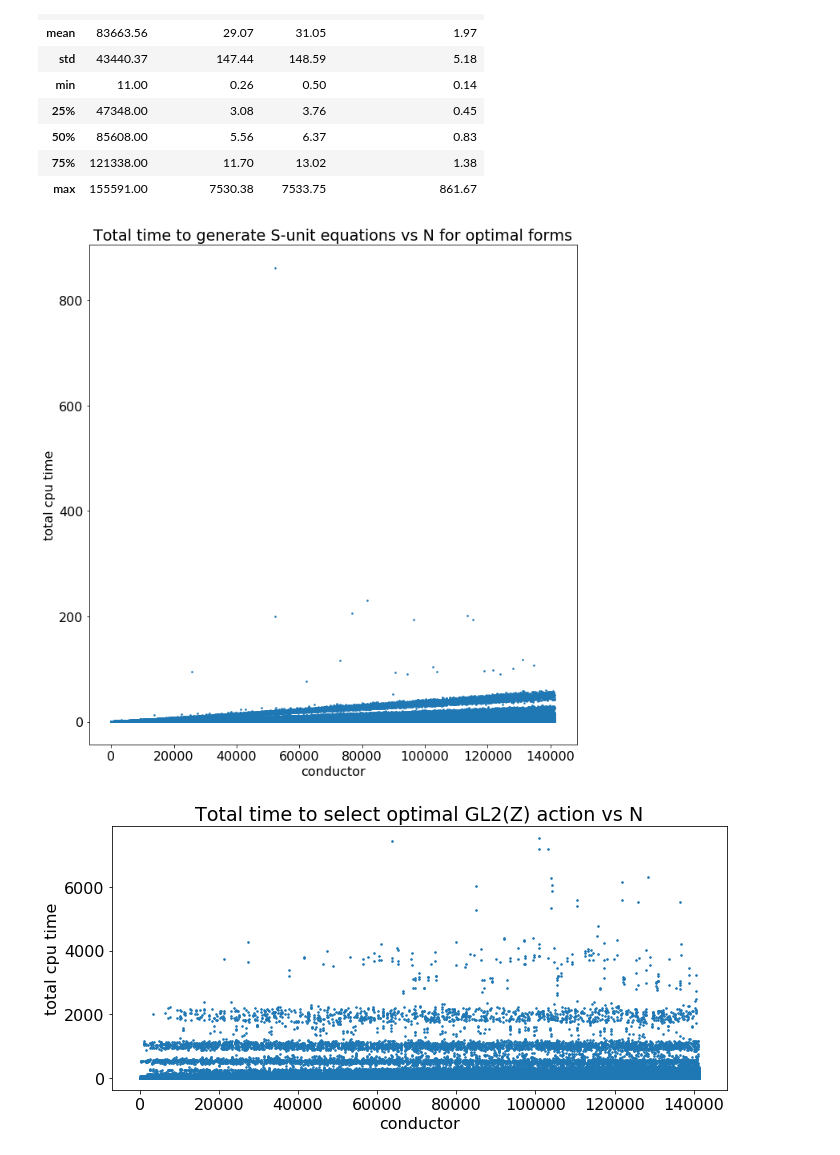
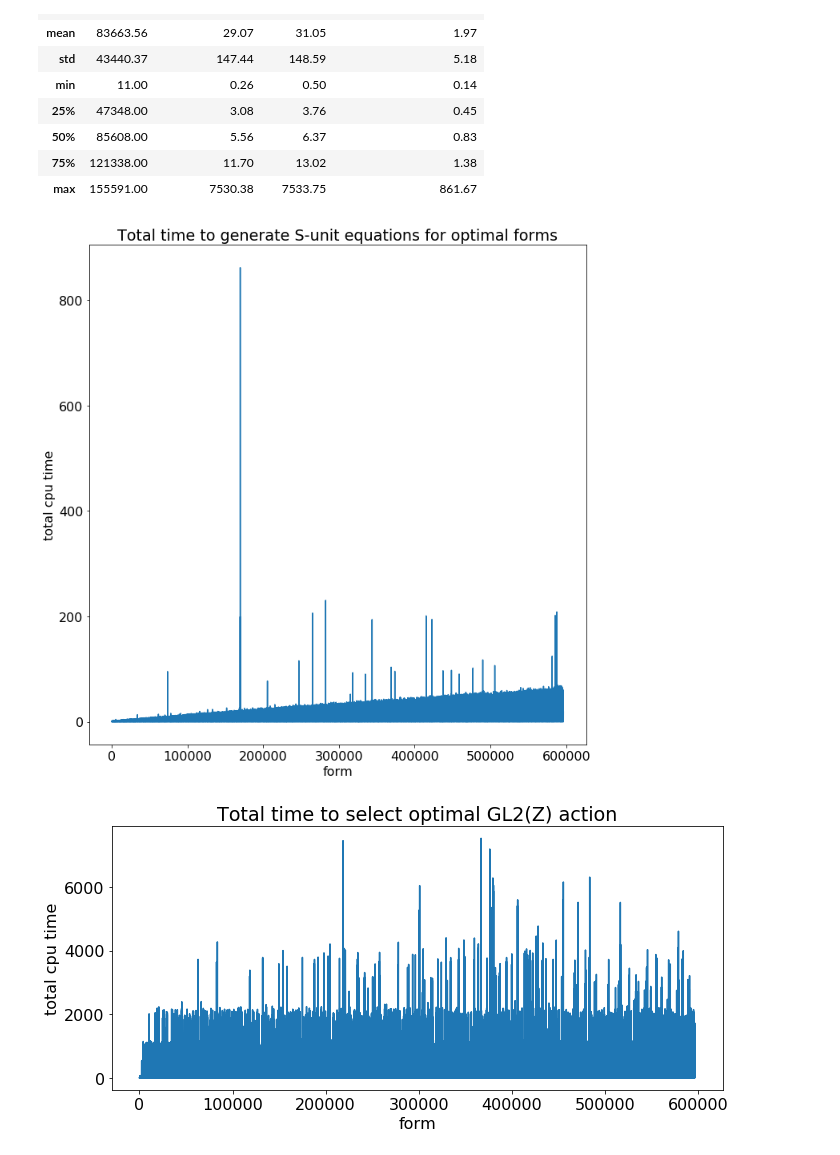
Before and after one commit to adelagherga/ThueMahler, a Jupyter notebook: Code/SUnitEqDataAnalysis.ipynb, the cells around one changed output. Drawn from its saved outputs; the diff is of its cells as text; code cells hidden in the pictures.

```diff
--- a/Code/SUnitEqDataAnalysis.ipynb
+++ b/Code/SUnitEqDataAnalysis.ipynb
@@ -704,23 +767,23 @@ display(TM_data[['N','GL2Z action time','total time','total time excluding GL2Z'
 | 75% | 121338.00 | 11.70 | 13.02 | 1.38 |
 | max | 155591.00 | 7530.38 | 7533.75 | 861.67 |
 # %%
-# total time to generate S-unit equations vs N for optimal forms
+# total time to generate S-unit equations for optimal forms
 plt.figure(figsize=(10,10))
-plt.scatter(TM_data['N'], TM_data['total time excluding GL2Z'], s=2.5)
-plt.xlabel('conductor')
+plt.plot(TM_data['total time excluding GL2Z'])
+plt.xlabel('form')
 plt.ylabel('total cpu time')
-plt.title('Total time to generate S-unit equations vs N for optimal forms')
+plt.title('Total time to generate S-unit equations for optimal forms')
 plt.tight_layout()
 plt.show()
 
-# total time to select optimal GL2(Z) action vs N
+# total time to select optimal GL2(Z) action
 plt.figure(figsize=(10,5))
-plt.scatter(TM_data['N'], TM_data['GL2Z action time'], s=2.5)
-plt.xlabel('conductor')
+plt.plot(TM_data['GL2Z action time'])
+plt.xlabel('form')
 plt.ylabel('total cpu time')
-plt.title('Total time to select optimal GL2(Z) action vs N')
+plt.title('Total time to select optimal GL2(Z) action')
 plt.tight_layout()
 plt.show()
 # %% [output]
-[figure, old version]
+[figure, new version]
-[figure, old version]
+[figure, new version]
```
Also changed, not shown: parts of 22 cells of this notebook.
